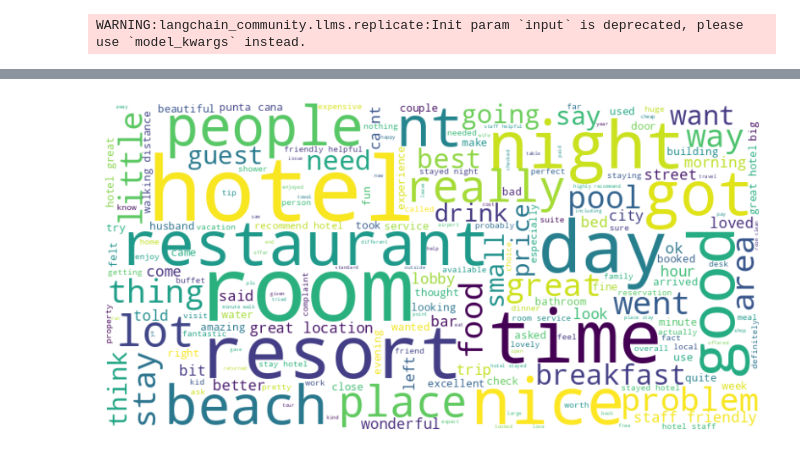
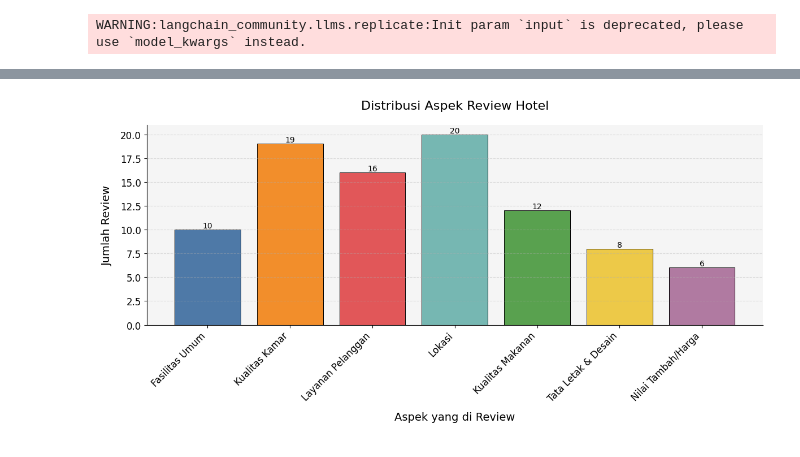
Before and after one commit to raniaAprilia/Capstone-Project-SDI-2025, a Jupyter notebook: Capstone_Project_SDI_2025.ipynb, the cells around one changed output, grey strips where cells are left out. Saved outputs shown, nothing was run; the diff lists cells and outputs as text; code cells hidden in the pictures.

```diff
--- a/Capstone_Project_SDI_2025.ipynb
+++ b/Capstone_Project_SDI_2025.ipynb
@@ -192,16 +197,44 @@ plt.show()
-# %%
-from wordcloud import WordCloud
-
-# Gabungkan semua review yang dibersihkan menjadi satu string
-all_reviews = ' '.join(df['Cleaned_Review'])
-
-# Generate wordcloud
-wordcloud = WordCloud(width=800, height=400, random_state=21, background_color='white',max_font_size=110).generate(all_reviews)
-
-# Plot wordcloud
-plt.figure(figsize=(10, 7))
-plt.imshow(wordcloud, interpolation="bilinear")
-plt.axis('off')
-plt.show()
-# %% [output]
-[figure, removed]
+# %%
+
+# Data klasifikasi hasil output IBM Granite
+aspect = ['Fasilitas Umum', 'Kualitas Kamar', 'Layanan Pelanggan', 'Lokasi', 'Kualitas Makanan', 'Tata Letak & Desain', 'Nilai Tambah/Harga']
+counts = [10, 19, 16, 20, 12, 8, 6]  # Sesuaikan ini dengan jumlah aspirasi dari output
+
+# Set inclusive color palette (colorblind-friendly)
+colors = ['#4E79A7', '#F28E2B', '#E15759', '#76B7B2', '#59A14F', '#EDC948', '#B07AA1']
+
+# Create figure with accessible settings
+plt.figure(figsize=(12, 6))
+bars = plt.bar(aspect, counts, color=colors, edgecolor='black', linewidth=0.7)
+
+# Add value labels on top of each bar
+for bar in bars:
+    height = bar.get_height()
+    plt.text(bar.get_x() + bar.get_width()/2., height,
+             f'{int(height)}',
+             ha='center', va='bottom', fontsize=10)
+
+# Customize title and labels with larger font
+plt.title("Distribusi Aspek Review Hotel", fontsize=16, pad=20)
+plt.xlabel("Aspek yang di Review", fontsize=14, labelpad=10)
+plt.ylabel("Jumlah Review", fontsize=14, labelpad=10)
+
+# Improve x-axis labels
+plt.xticks(rotation=45, ha='right', fontsize=12)
+plt.yticks(fontsize=12)
+
+# Add grid and background for better readability
+plt.grid(axis='y', linestyle='--', alpha=0.4)
+plt.gca().set_facecolor('#f5f5f5')
+
+# Remove top and right spines for cleaner look
+plt.gca().spines['top'].set_visible(False)
+plt.gca().spines['right'].set_visible(False)
+
+# Adjust layout to prevent label cutoff
+plt.tight_layout()
+
+# Show plot
+plt.show()
+# %% [output]
+[figure, added]
```
Also changed, not shown: parts of 11 cells of this notebook.
